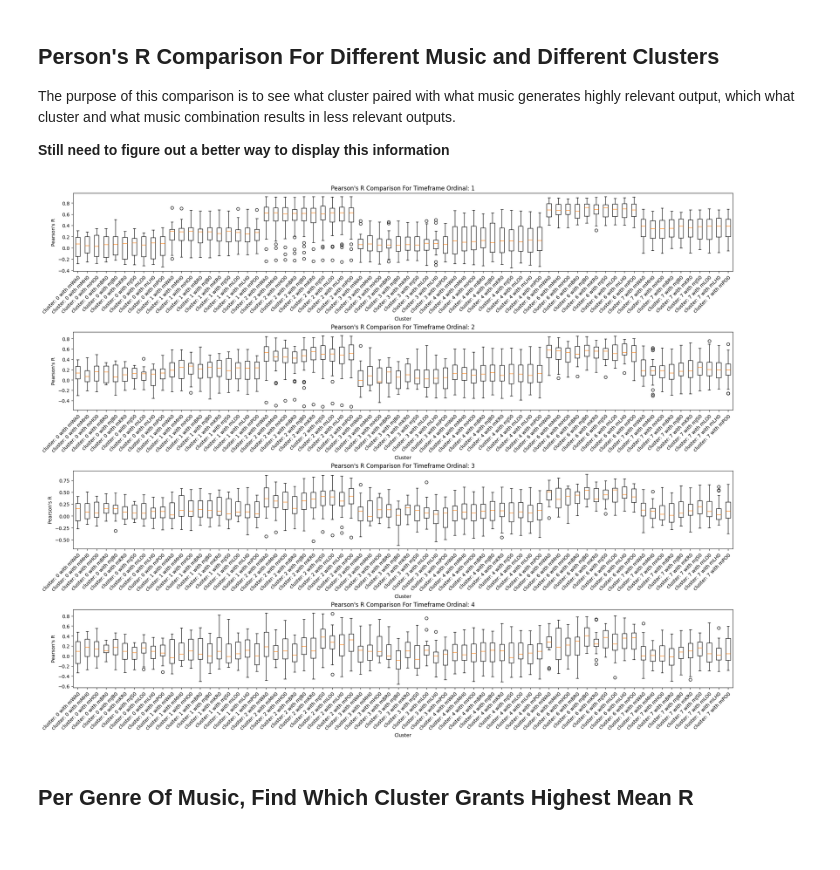
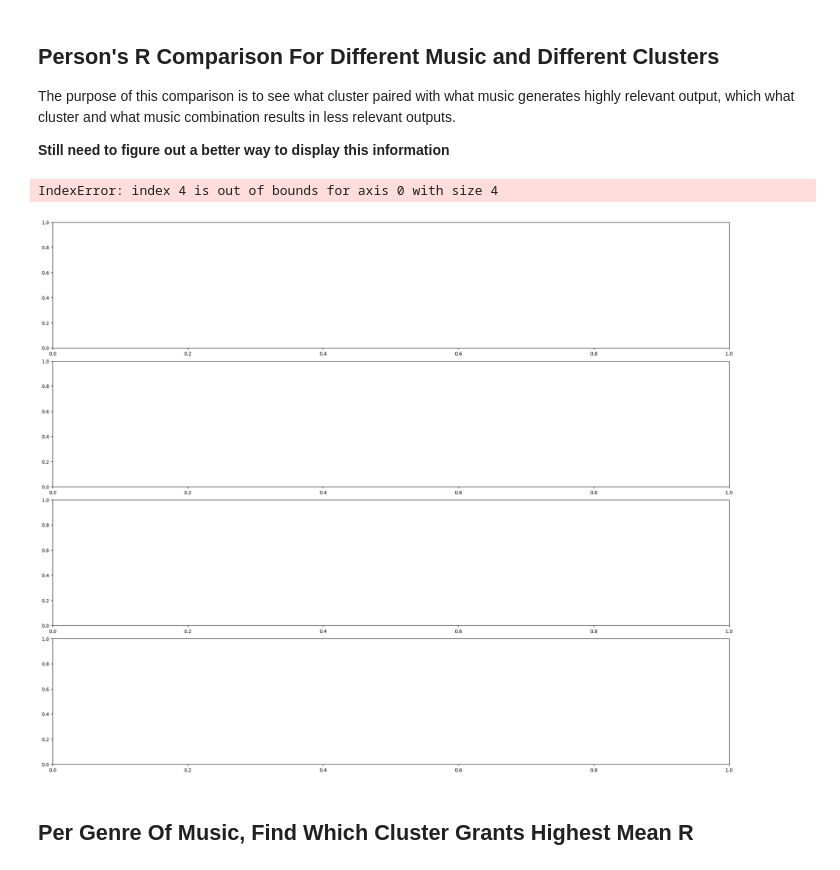
Before and after one commit to yangmma/dance-ai-research-project, a Jupyter notebook: src/utils/laban_analysis/analysis_generated.ipynb, the cells around one changed output. Drawn from its saved outputs; the diff is of its cells as text; code cells hidden in the pictures.

```diff
--- a/src/utils/laban_analysis/analysis_generated.ipynb
+++ b/src/utils/laban_analysis/analysis_generated.ipynb
@@ -245,18 +343,18 @@ This comparison compares how input motion from different clusters has different
 
 import matplotlib.pylab as plt
 
-fig, axs = plt.subplots(4, 1, figsize=(6, 14), layout="constrained")
-cluster_df = pl.read_csv("k-means-8n.csv").filter(
-    pl.col("cluster") != 5
-)
+fig, axs = plt.subplots(5, 1, figsize=(6, 14), layout="constrained")
+cluster_df = pl.read_csv("k-means-8n-final.csv")
 joined_df = r_df.join(
     cluster_df,
     on=pl.col("name"),
     how="inner"
 )
 clusters = cluster_df["cluster"].unique().to_list()
+debug_name = joined_df["name"].unique().to_list()
+print(len(debug_name))
 
-for win in range(0, 4):
+for win in range(0, 5):
     r_list = []
     for cluster in clusters:
         rs = joined_df.filter(
@@ -275,0 +405,27 @@ plt.show()
+# %%
+
+import matplotlib.pylab as plt
+
+ax = plt.subplot()
+cluster_df = pl.read_csv("k-means-8n-final.csv")
+joined_df = r_df.join(
+    cluster_df,
+    on=pl.col("name"),
+    how="inner"
+)
+clusters = cluster_df["cluster"].unique().to_list()
+
+for cluster in clusters:
+    r_list = []
+    for win in wins:
+        rs = joined_df.filter(
+            pl.col("win") == win,
+            pl.col("cluster") == cluster,
+        )["r"].to_numpy()
+        r_list.append(rs.mean())
+
+    ax.plot(r_list, label=f"Cluster {cluster + 1}")
+plt.xlabel("Time Window")
+plt.ylabel("Pearson's R")
+plt.legend()
+plt.show()
@@ -282,37 +440,38 @@ The purpose of this comparison is to see what cluster paired with what music gen
 import matplotlib.pylab as plt
 
 fig, axs = plt.subplots(4, 1, figsize=(20, 16), layout="constrained")
-cluster_df = pl.read_csv("k-means-8n.csv").filter(
+cluster_df = pl.read_csv("k-means-8n-final.csv").filter(
     pl.col("cluster") != 5
 )
 joined_df = r_df.join(
     cluster_df,
     on=pl.col("name"),
     how="inner"
 )
 clusters = cluster_df["cluster"].unique().to_list()
 
-for win in range(0, 4):
+for win in range(4, 12):
     r_list = []
     label_list = []
     for cluster in clusters:
         for music in musics:
             rs = joined_df.filter(
                 pl.col("win") == win,
                 pl.col("music") == music,
                 pl.col("cluster") == cluster,
             )["r"].to_numpy()
             r_list.append(rs)
             label_list.append(f"cluster: {cluster} with {music}")
 
     axs[win].boxplot(r_list)
     axs[win].set_xticklabels(label_list, rotation=45, ha="right", rotation_mode="anchor")
     axs[win].set_xlabel("Cluster")
     axs[win].set_ylabel("Pearson's R")
     axs[win].set_title(f"Pearson's R Comparison For Timeframe Ordinal: {win + 1}")
 plt.show()
 # %% [output]
+IndexError: index 4 is out of bounds for axis 0 with size 4
-[figure, old version]
+[figure, new version]
 # %% [markdown]
 ## Per Genre Of Music, Find Which Cluster Grants Highest Mean R
 # %%
```
Also changed, not shown: parts of 17 cells of this notebook, 7 other files.
